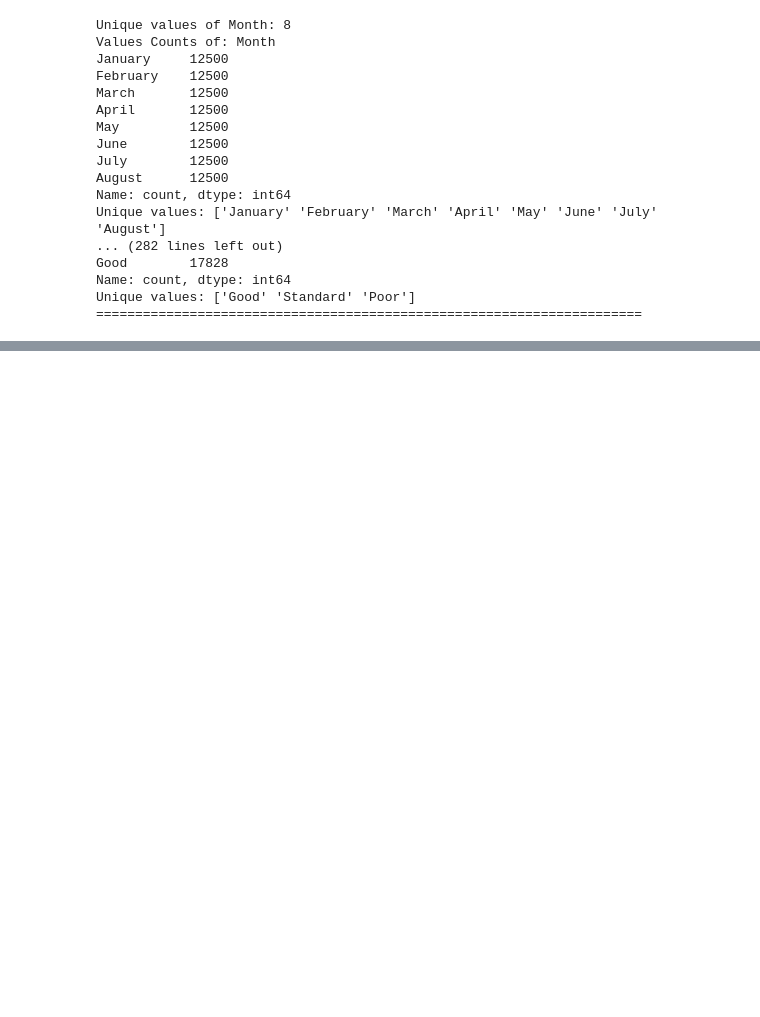
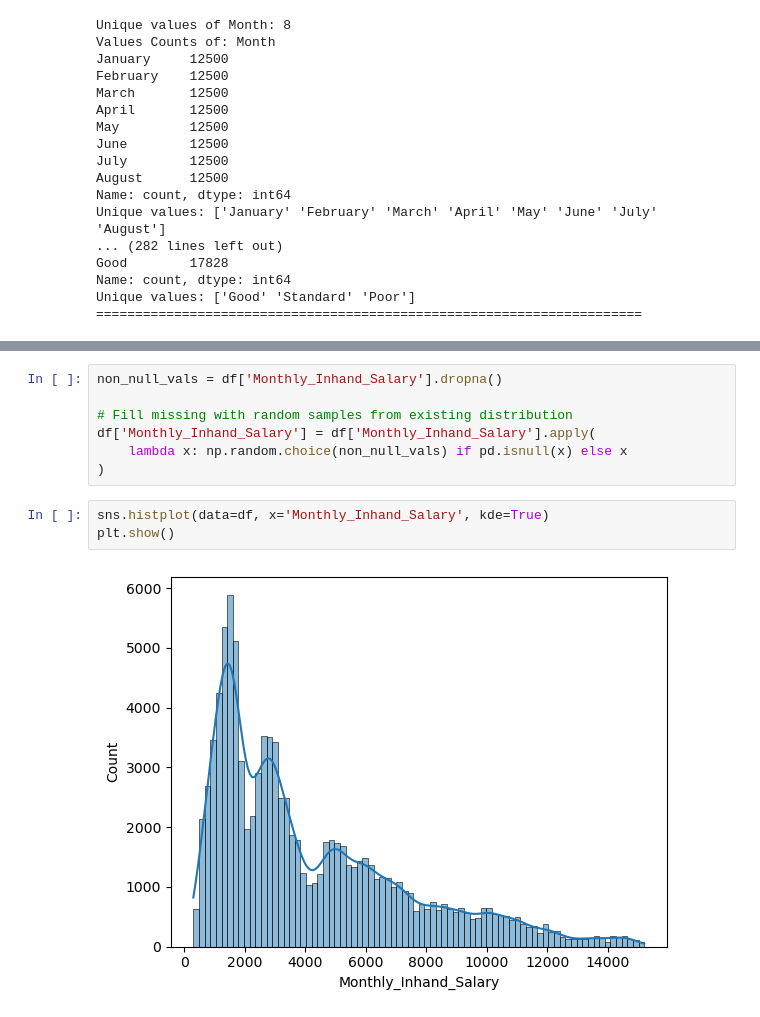
Before and after one commit to danisharain12/Credit-Score-Classification, a Jupyter notebook: Credit Score Classification.ipynb, the cells around one changed output, grey strips where cells are left out. Saved outputs shown, nothing was run; the diff lists cells and outputs as text; blank space fills up the shorter version.

```diff
--- a/Credit Score Classification.ipynb
+++ b/Credit Score Classification.ipynb
@@ -305,0 +339,12 @@ Unique values: ['Good' 'Standard' 'Poor']
+# %%
+non_null_vals = df['Monthly_Inhand_Salary'].dropna()
+
+# Fill missing with random samples from existing distribution
+df['Monthly_Inhand_Salary'] = df['Monthly_Inhand_Salary'].apply(
+    lambda x: np.random.choice(non_null_vals) if pd.isnull(x) else x
+)
+# %%
+sns.histplot(data=df, x='Monthly_Inhand_Salary', kde=True)
+plt.show()
+# %% [output]
+[figure, added]
```
Also changed, not shown: parts of 30 cells of this notebook.
